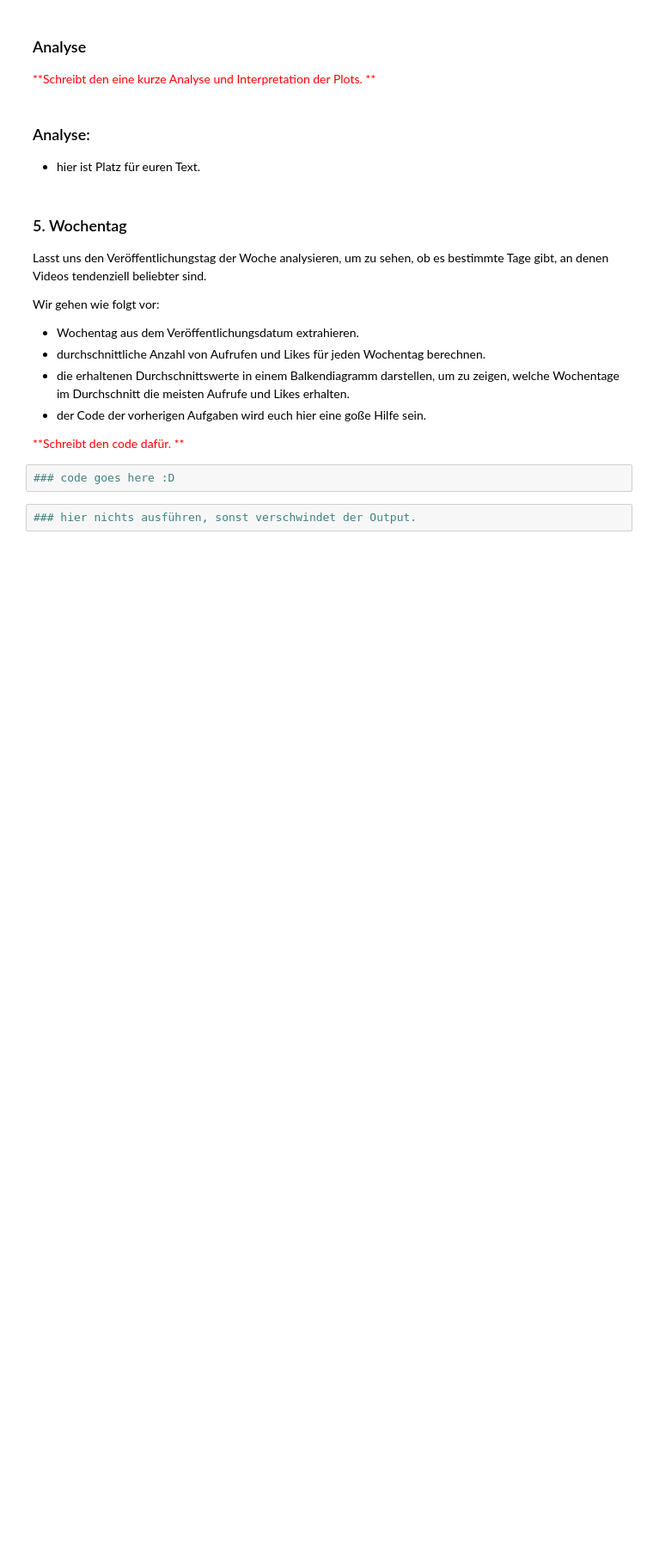
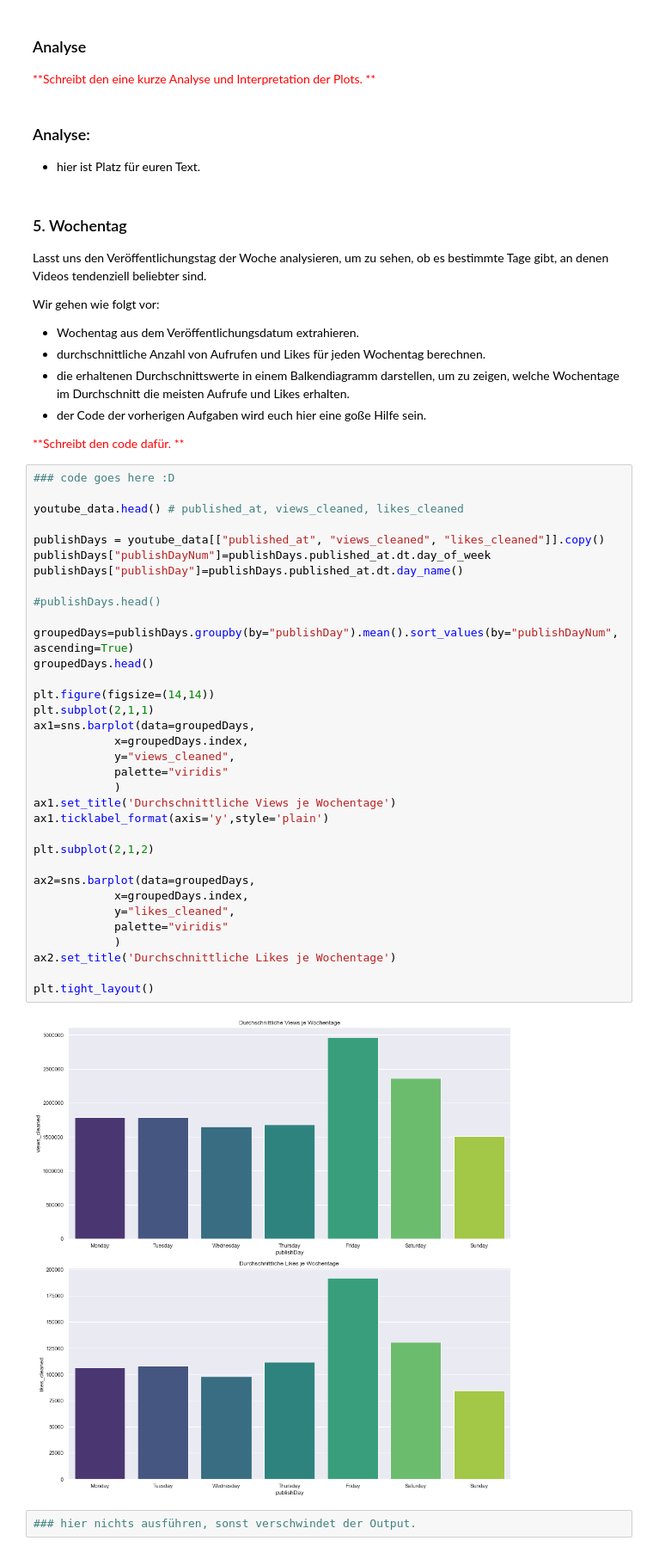
Before and after one commit to CmdLari/Data-Science-Praktikum, a Jupyter notebook: 01_Datenanalyse_Aufgaben.ipynb, the cells around one changed output. Shown: that part at 86% size. Cells and saved outputs as stored; diff of their text form; blank space fills up the shorter version.

Commit message:
Aufgabe 1.2.15 Diagramm ist fertig, es fehlen sämtliche Analyse Texte

```diff
--- a/01_Datenanalyse_Aufgaben.ipynb
+++ b/01_Datenanalyse_Aufgaben.ipynb
@@ -610,6 +598,40 @@ Wir gehen wie folgt vor:
 </span>
 # %%
 ### code goes here :D
+
+youtube_data.head() # published_at, views_cleaned, likes_cleaned
+
+publishDays = youtube_data[["published_at", "views_cleaned", "likes_cleaned"]].copy()
+publishDays["publishDayNum"]=publishDays.published_at.dt.day_of_week
+publishDays["publishDay"]=publishDays.published_at.dt.day_name()
+
+#publishDays.head()
+
+groupedDays=publishDays.groupby(by="publishDay").mean().sort_values(by="publishDayNum",ascending=True)
+groupedDays.head()
+
+plt.figure(figsize=(14,14))
+plt.subplot(2,1,1)
+ax1=sns.barplot(data=groupedDays,
+            x=groupedDays.index,
+            y="views_cleaned",
+            palette="viridis"
+            )
+ax1.set_title('Durchschnittliche Views je Wochentage')
+ax1.ticklabel_format(axis='y',style='plain')
+
+plt.subplot(2,1,2)
+
+ax2=sns.barplot(data=groupedDays,
+            x=groupedDays.index,
+            y="likes_cleaned",
+            palette="viridis"
+            )
+ax2.set_title('Durchschnittliche Likes je Wochentage')
+
+plt.tight_layout()
+# %% [output]
+[figure, added]
 # %%
 ### hier nichts ausführen, sonst verschwindet der Output.
 # %% [output]
```
Also changed, not shown: parts of 3 cells of this notebook.
